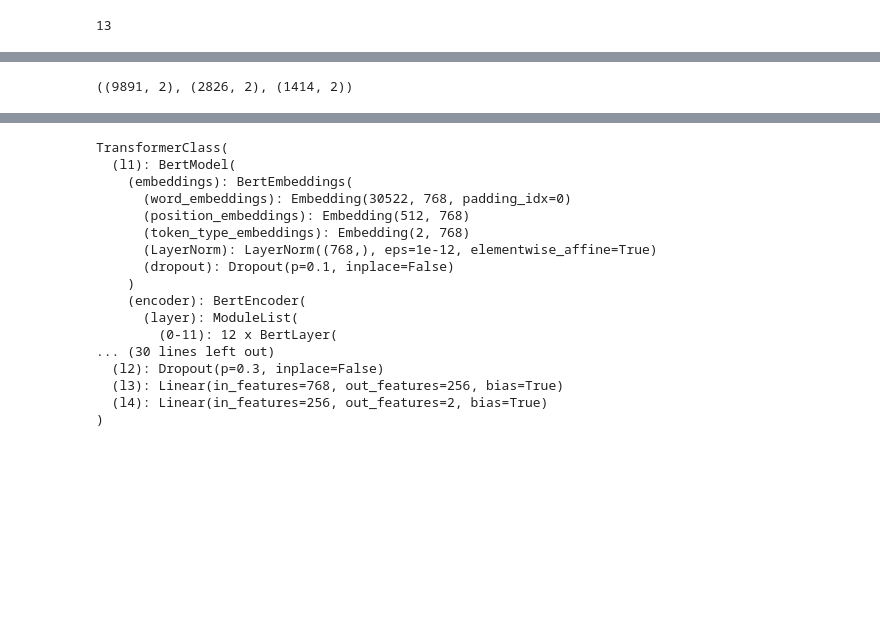
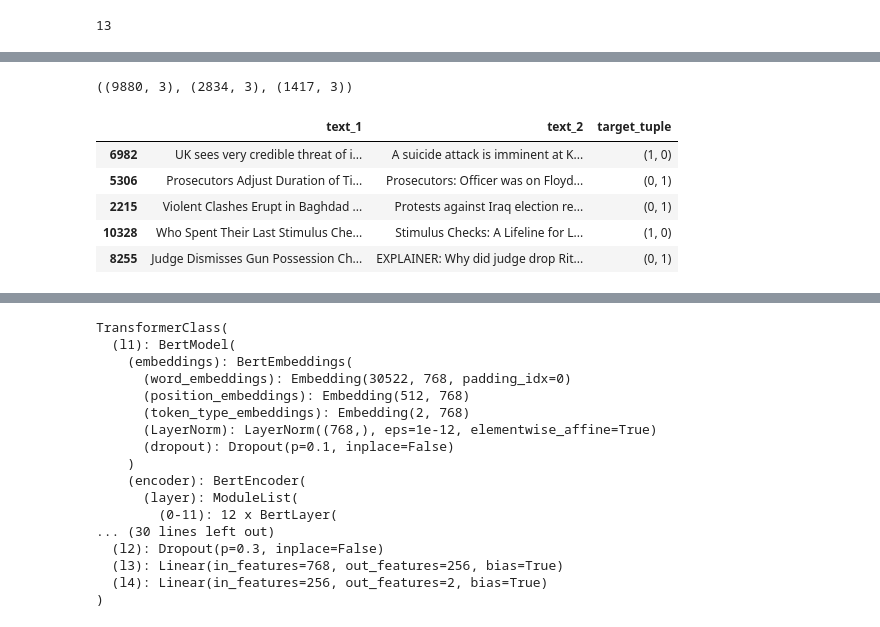
Before and after one commit to Cortijo02/NLP, a Jupyter notebook: practica.ipynb, the cells around one changed output, grey strips where cells are left out. Saved outputs shown, nothing was run; the diff lists cells and outputs as text; code cells hidden in the pictures; blank space fills up the shorter version.

```diff
--- a/practica.ipynb
+++ b/practica.ipynb
@@ -97,7 +122,17 @@ df_combined
-# %%
-X_train, X_val, y_train, y_val = train_test_split(df_combined[["text_1", "text_2"]], df_combined["target_tuple"], test_size=0.3, random_state=43, stratify=df_combined["target_tuple"])
-X_val, X_test, y_val, y_test = train_test_split(X_val, y_val, test_size=1/3, random_state=43, stratify=y_val)
-
-X_train.shape, X_val.shape, X_test.shape
-# %% [output]
-((9891, 2), (2826, 2), (1414, 2))
+# %%
+X_train = df_combined[df_combined['id'].isin(train_ids_df['id'])].drop(columns=['id', 'target_human', 'target_machine'])
+X_val = df_combined[df_combined['id'].isin(val_ids_df['id'])].drop(columns=['id', 'target_human', 'target_machine'])
+X_test = df_combined[df_combined['id'].isin(test_ids_df['id'])].drop(columns=['id', 'target_human', 'target_machine'])
+
+X_train.shape, X_val.shape, X_test.shape
+# %% [output]
+((9880, 3), (2834, 3), (1417, 3))
+# %%
+X_train.sample(5)
+# %% [output]
+|  | text_1 | text_2 | target_tuple |
+| 6982 | UK sees very credible threat of i... | A suicide attack is imminent at K... | (1, 0) |
+| 5306 | Prosecutors Adjust Duration of Ti... | Prosecutors: Officer was on Floyd... | (0, 1) |
+| 2215 | Violent Clashes Erupt in Baghdad ... | Protests against Iraq election re... | (0, 1) |
+| 10328 | Who Spent Their Last Stimulus Che... | Stimulus Checks: A Lifeline for L... | (1, 0) |
+| 8255 | Judge Dismisses Gun Possession Ch... | EXPLAINER: Why did judge drop Rit... | (0, 1) |
```
Also changed, not shown: parts of 10 cells of this notebook.
